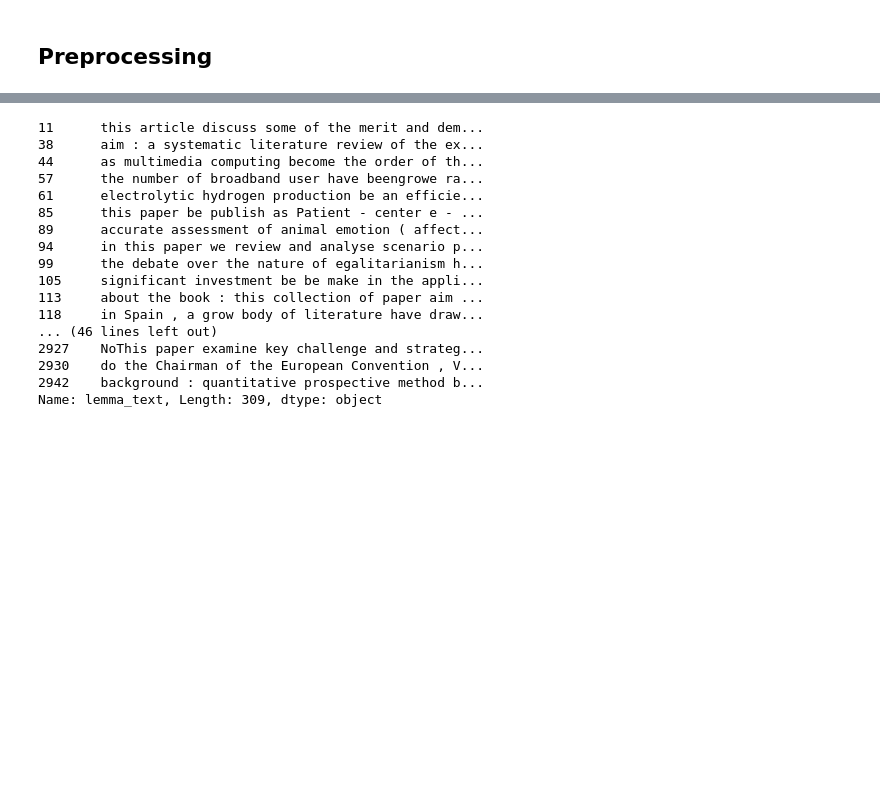
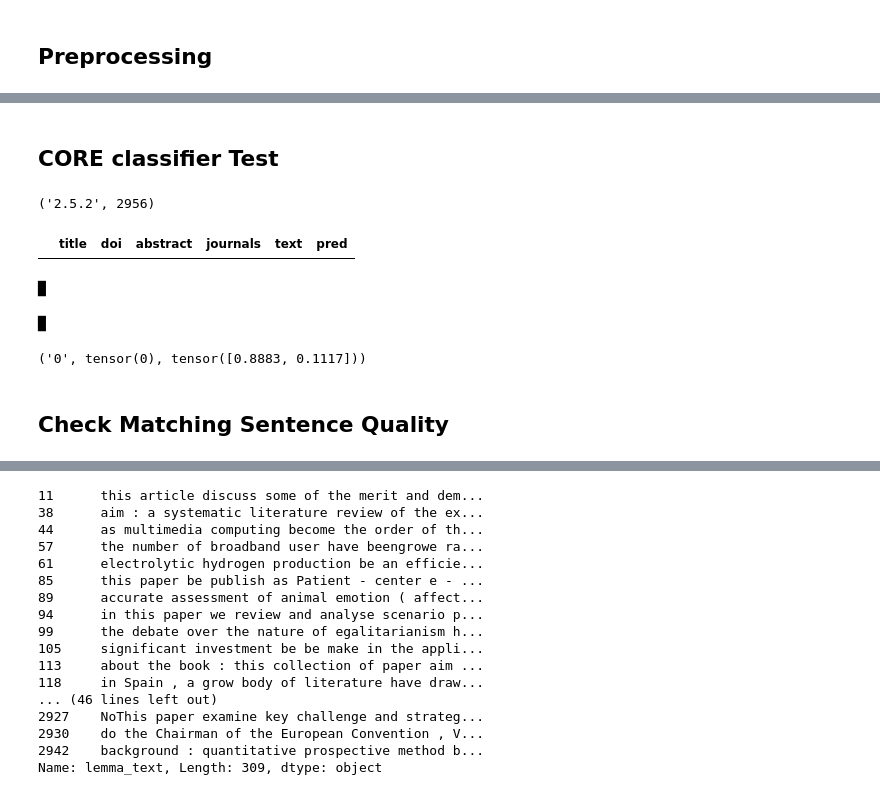
Before and after one commit to ScienceOctopus/octoflow, a Jupyter notebook: 99_pattern_CORE.ipynb, the cells around one changed output, grey strips where cells are left out. Drawn from its saved outputs; the diff is of its cells as text; code cells hidden in the pictures; blank space fills up the shorter version.

```diff
--- a/99_pattern_CORE.ipynb
+++ b/99_pattern_CORE.ipynb
@@ -36,3 +36,5 @@ len(abst), abst[0]
   'fullText': None})
 # %%
 df = pd.DataFrame(abst)[["title", "doi", "abstract", "journals"]] #fulltext
+# %% [markdown]
+## CORE classifier Test
@@ -38,0 +44,7 @@ df = pd.DataFrame(abst)[["title", "doi", "abstract", "journals"]] #fulltext
+# %%
+import pandas as pd
+import fastai
+
+fastai.__version__, len(df)
+# %% [output]
+('2.5.2', 2956)
@@ -38,0 +53,34 @@ df = pd.DataFrame(abst)[["title", "doi", "abstract", "journals"]] #fulltext
+# %%
+dfx = pd.DataFrame([], columns=list(df.columns) + ["text", "pred"])
+# %%
+dfx
+# %% [output]
+|  | title | doi | abstract | journals | text | pred |
+# %%
+for index, row in df.iterrows():
+    for sent in nlp(row.abstract).sents:
+        out = learn.predict(sent.text)
+        predict= int(out[0])
+        conf0 = round(out[2][0].item(),2)
+        conf1 = round(out[2][1].item(),2)
+        dfx = dfx.append(
+             {
+            'title':row.title,
+            'doi':row.doi,
+            'abstract':row.abstract,
+            "journals":row.journals,
+
+                 "text": sent.text,
+            "predict": predict,
+            "conf0": conf0,
+            "conf1": conf1
+             },
+
+        ignore_index=True)
+ #   print(dfx.append(row))
+
+
+#[learn.predict(s.text) for s in nlp(df["abstract"][0]).sents], ["text"], columns=["pred"])
+dfx
+# %% [output]
+█
@@ -38,0 +89,5 @@ df = pd.DataFrame(abst)[["title", "doi", "abstract", "journals"]] #fulltext
+# %%
+learn.predict("Anaphylaxis is a life-threatening emergency of which reliable epidemiological data are lacking")
+# %% [output]
+█
+('0', tensor(0), tensor([0.8883, 0.1117]))
@@ -39 +98,3 @@ df = pd.DataFrame(abst)[["title", "doi", "abstract", "journals"]] #fulltext
+# %% [markdown]
+## Check Matching Sentence Quality
 # %%
```
Also changed, not shown: parts of 7 cells of this notebook, 3 other files.
